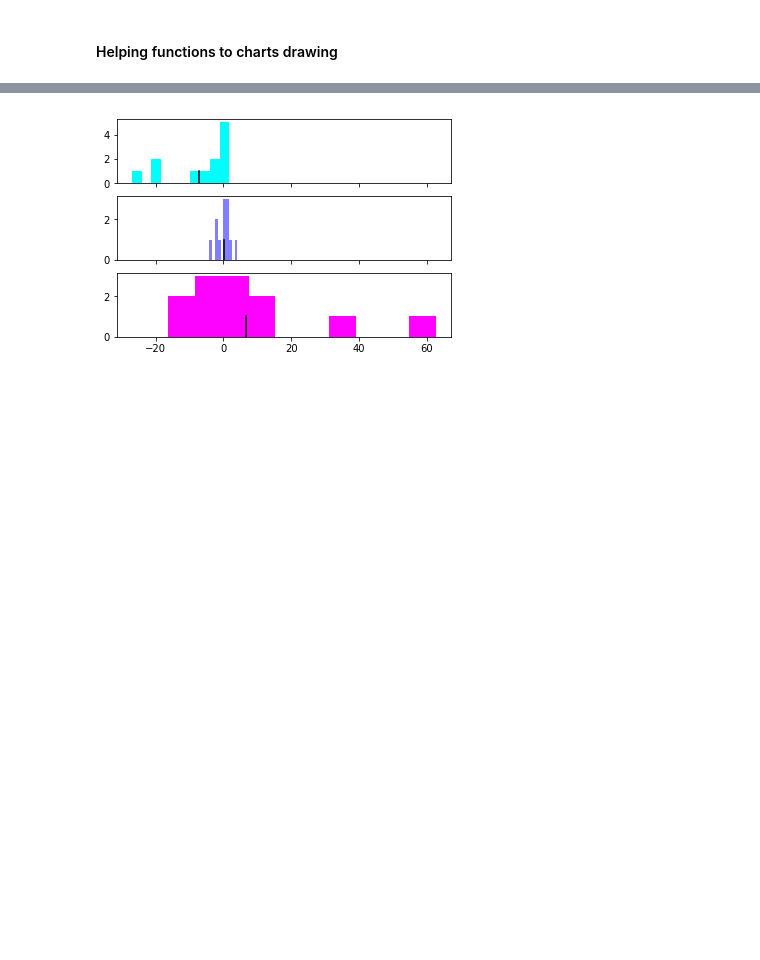
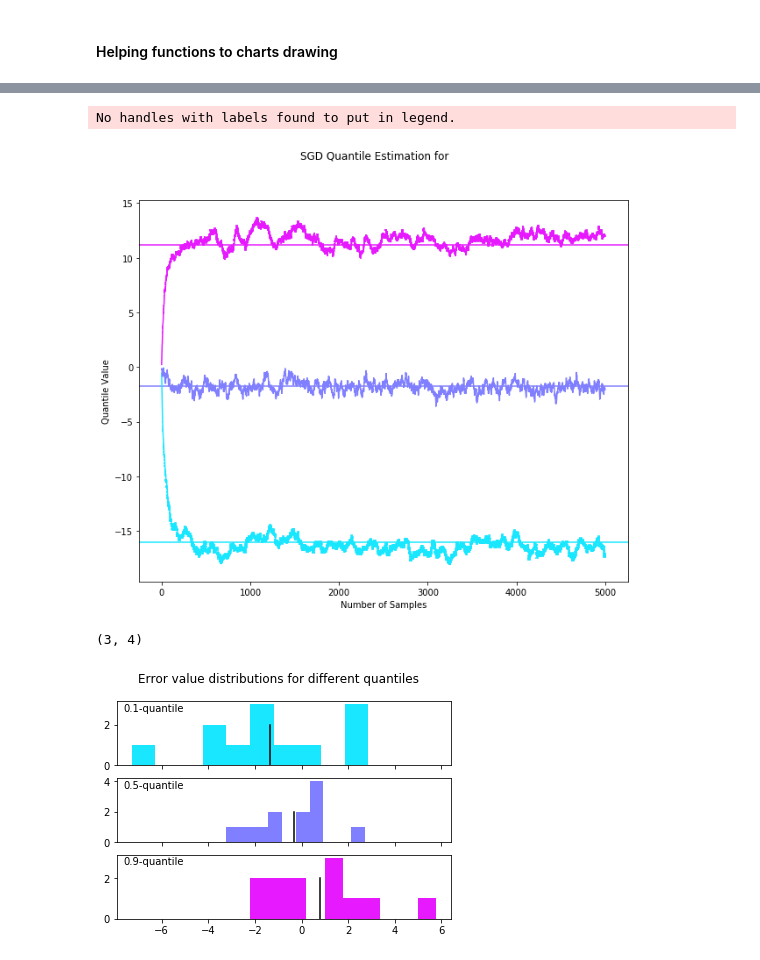
Before and after one commit to chengsoonong/eheye, a Jupyter notebook: QuantEst/sgd_quant_est/comparison_image_generation.ipynb, the cells around one changed output, grey strips where cells are left out. Drawn from its saved outputs; the diff is of its cells as text; code cells hidden in the pictures; blank space fills up the shorter version.

```diff
--- a/QuantEst/sgd_quant_est/comparison_image_generation.ipynb
+++ b/QuantEst/sgd_quant_est/comparison_image_generation.ipynb
@@ -439,3 +449,54 @@ plot_procs(q_lst, q_batches, proc_filename, proc_shape)
+# %%
+def plot_procs_error_bar(tau_lst, q_batches, q_procs):
+
+    fig = plt.figure(figsize=(10, 8))
+    fig.suptitle('SGD Quantile Estimation for ')
+    ax = fig.add_subplot(111)
+    N_dim = len(q_procs.shape)
+
+    if q_batches is not None:
+        if len(q_batches.shape)==2: q_batches = q_batches.mean(axis=0)
+        for idx, q in enumerate(q_batches):
+            colorVal = scalarMap.to_rgba(tau_lst[idx])
+            ax.axhline(q, color=colorVal)
+
+    if N_dim == 2:
+        plot_one_proc(tau_lst, q_procs, ax, True)
+
+    elif N_dim == 3:
+        proc_mean = np.mean(q_procs, 0)
+#         plot_one_proc(tau_lst, proc_mean, ax, True)
+        proc_max = np.max(q_procs, 0)
+        proc_min = np.min(q_procs,0)
+
+        for i in range(len(tau_lst)):
+            err = np.vstack((proc_max[i], proc_min[i]))
+#             print (err.shape)
+            colorVal = scalarMap.to_rgba(tau_lst[i])
+            ax.errorbar(np.arange(proc_mean.shape[-1]),
+                        proc_mean[i],
+                        xerr=err, color=colorVal)
+
+    elif N_dim > 3:
+        raise  Exception ("q_sgd_proc too much to be printed")
+
+    ax.legend(loc='right', bbox_to_anchor=(1.2, 0.5),
+        frameon=False, ncol=1)
+    ax.set_xlabel('Number of Samples')
+    if (q_batches is not None):
+        ax.set_ylabel('Quantile Value')
+    else: ax.set_ylabel('Error Value')
+#     return fig
+
+plot_procs_error_bar(q_lst, q_batches, q_procs)
+# %% [output]
+No handles with labels found to put in legend.
+[figure, added]
+# %%
+a = np.arange(24).reshape(2,3,4)
+np.mean(a, 0).shape
+# %% [output]
+(3, 4)
 # %%
 def compute_E_res(tau_lst, q_batches, q_sgd_res):
 #     if len(q_batches.shape)==len(q_sgd_res.shape):
@@ -456,9 +517,13 @@ def plot_E_res(tau_lst, e):
     for i, ax in enumerate(axes):
         colorVal = scalarMap.to_rgba(tau_lst[i])
         ax.hist(e[i], bins=10, color=colorVal)
-        ax.plot([e[i].mean(), e[i].mean()], [0,1], color='black')
+        ax.plot([e[i].mean(), e[i].mean()], [0,2], color='black')
+        ax.set_xlabel((str(tau_lst[i])+'-quantile'))
+        ax.xaxis.set_label_coords(0.11, 0.97)
+#         ax.plot([e[i].mean(), e[i].mean()], [0,1], color='black')
+    fig.suptitle('Error value distributions for different quantiles')
 #     return fig
 
 plot_E_res(q_lst, e)
 # %% [output]
-[figure, old version]
+[figure, new version]
```
Also changed, not shown: parts of 12 cells of this notebook, 2 other files.
